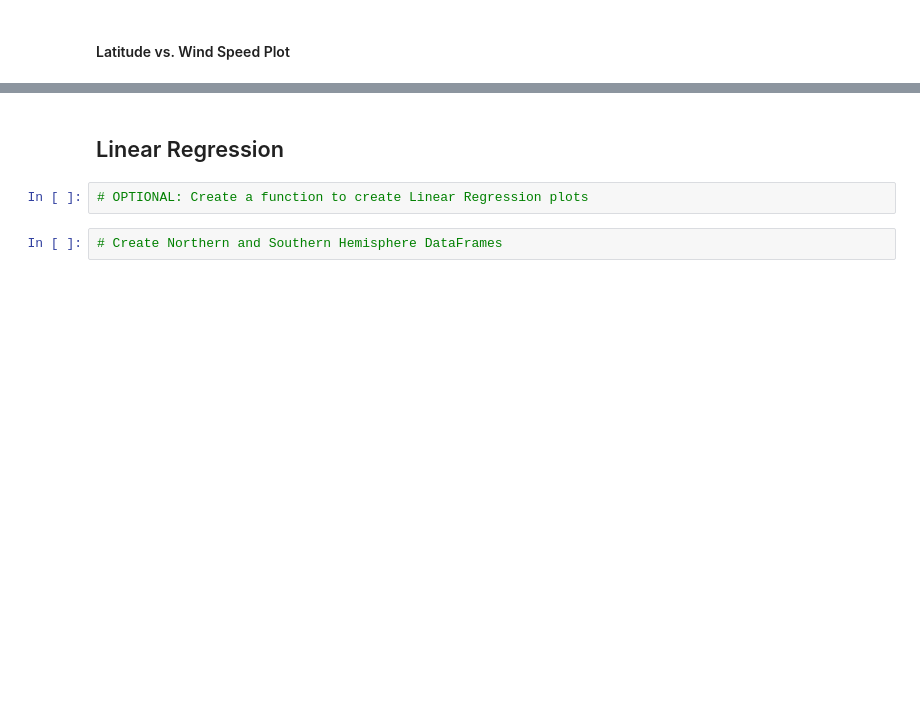
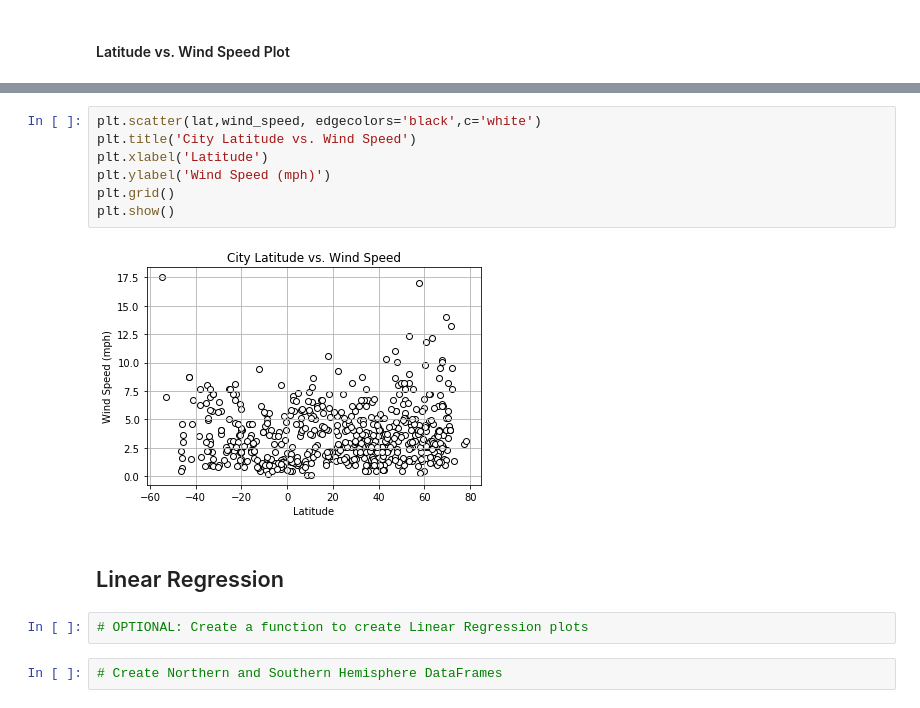
Before and after one commit to cckuqui/APIs-exercise, a Jupyter notebook: WeatherPy/WeatherPy.ipynb, the cells around one changed output, grey strips where cells are left out. Cells and saved outputs as stored; diff of their text form; blank space fills up the shorter version.

```diff
--- a/WeatherPy/WeatherPy.ipynb
+++ b/WeatherPy/WeatherPy.ipynb
@@ -194,3 +200,12 @@ plt.show()
+# %%
+plt.scatter(lat,wind_speed, edgecolors='black',c='white')
+plt.title('City Latitude vs. Wind Speed')
+plt.xlabel('Latitude')
+plt.ylabel('Wind Speed (mph)')
+plt.grid()
+plt.show()
+# %% [output]
+[figure, added]
 # %% [markdown]
 ## Linear Regression
 # %%
```
Also changed, not shown: parts of 7 cells of this notebook, 2 other files.
